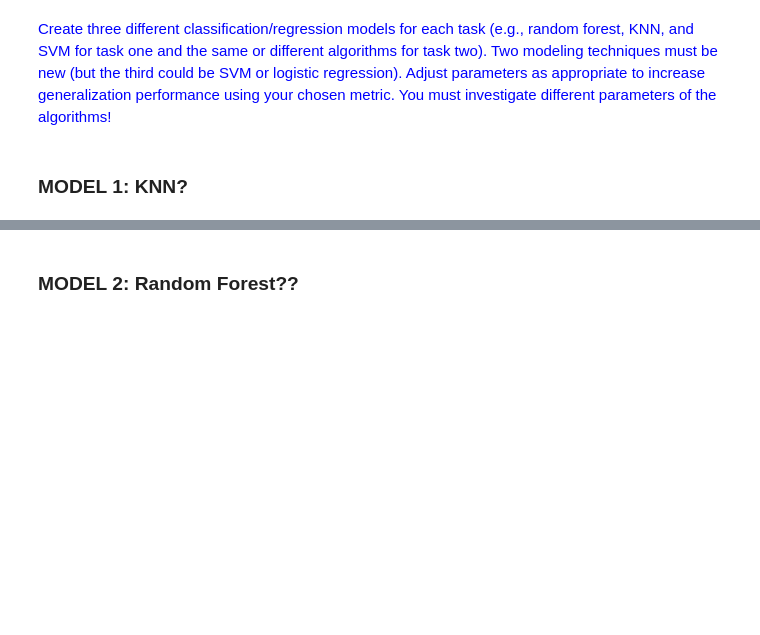
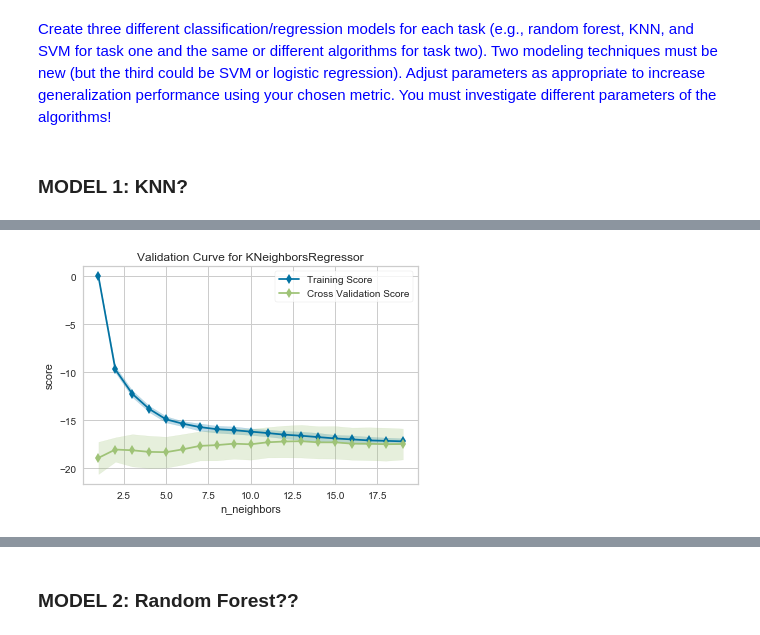
Before and after one commit to crkim13/7331DataMining, a Jupyter notebook: Lab2.ipynb, the cells around one changed output, grey strips where cells are left out. Saved outputs shown, nothing was run; the diff lists cells and outputs as text; code cells hidden in the pictures; blank space fills up the shorter version.

```diff
--- a/Lab2.ipynb
+++ b/Lab2.ipynb
@@ -117,3 +117,30 @@ def get_top_abs_correlations(df, n=5):
     labels_to_drop = get_redundant_pairs(df)
     au_corr = au_corr.drop(labels=labels_to_drop).sort_values(ascending=False)
     return au_corr[0:n]
+
+# rmse, mape functions take from :https://github.com/jakemdrew/EducationDataNC/blob/master/Other%20Projects/iPython%20Notebooks/Machine%20Learning/High%20School%20Minority%20Percentage%20February%202018.ipynb
+#Use mean absolute error (MAE) to score the regression models created
+#(the scale of MAE is identical to the response variable)
+from sklearn.metrics import mean_absolute_error, make_scorer, mean_squared_error
+
+#Function for Root mean squared error
+#https://stackoverflow.com/questions/17197492/root-mean-square-error-in-python
+def rmse(y_actual, y_predicted):
+    return np.sqrt(mean_squared_error(y_actual, y_predicted))
+
+#Function for Mean Absolute Percentage Error (MAPE) - Untested
+#Adapted from - https://stackoverflow.com/questions/42250958/how-to-optimize-mape-code-in-python
+def mape(y_actual, y_predicted):
+    mask = y_actual != 0
+    return (np.fabs(y_actual - y_predicted)/y_actual)[mask].mean() * 100
+
+#Create scorers for rmse and mape functions
+mae_scorer = make_scorer(score_func=mean_absolute_error, greater_is_better=False)
+rmse_scorer = make_scorer(score_func=rmse, greater_is_better=False)
+mape_scorer = make_scorer(score_func=mape, greater_is_better=False)
+
+#Make scorer array to pass into cross_validate() function for producing mutiple scores for each cv fold.
+errorScoring = {'MAE':  mae_scorer,
+                'RMSE': rmse_scorer,
+                'MAPE': mape_scorer
+               }
@@ -395,0 +474,13 @@ Accuracy (10-Fold): -0.04 (+/- 0.14)
+# %%
+from yellowbrick.model_selection import ValidationCurve
+
+viz = ValidationCurve(
+    neighbors.KNeighborsRegressor(), param_name='n_neighbors',
+    param_range=np.arange(1, 20), cv=cv_object, scoring=mae_scorer
+)
+
+# Fit and poof the visualizer
+viz.fit(X, y)
+viz.poof()
+# %% [output]
+[figure, added]
```
Also changed, not shown: parts of 18 cells of this notebook.
